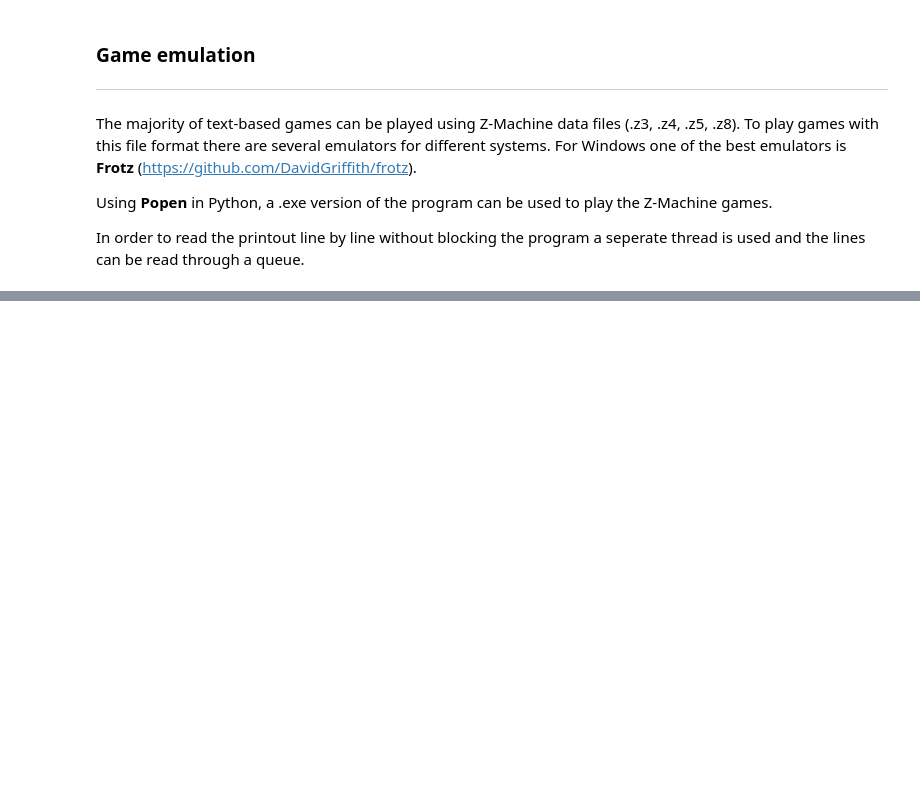
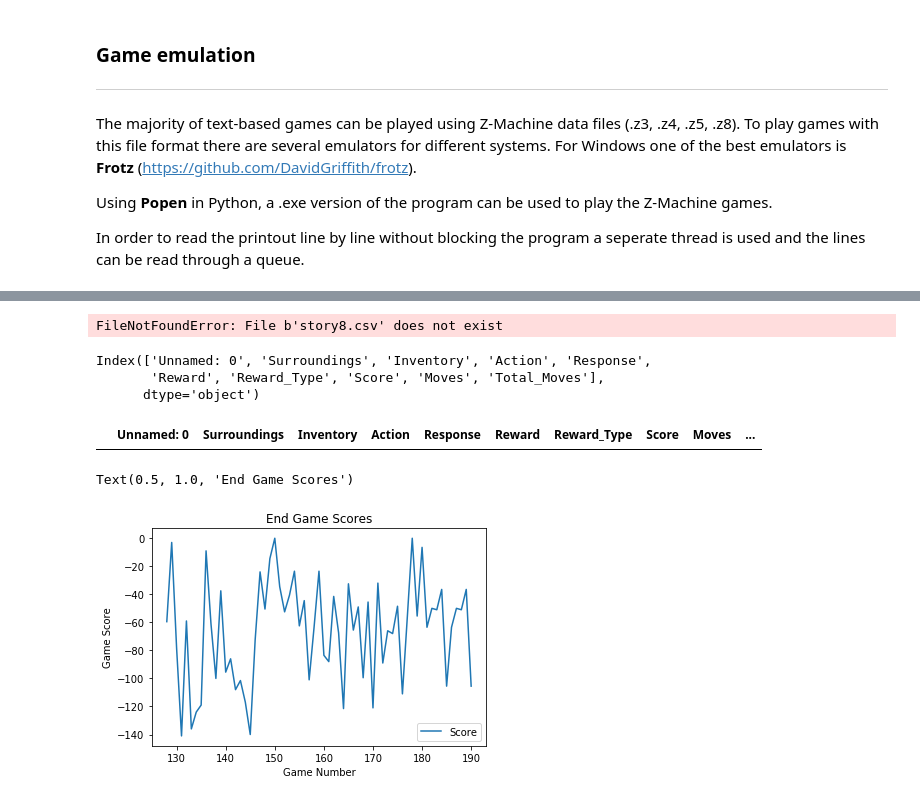
Before and after one commit to matthewsparr/Deep-Zork, a Jupyter notebook: ReadMe.ipynb, the cells around one changed output, grey strips where cells are left out. Saved outputs shown, nothing was run; the diff lists cells and outputs as text; code cells hidden in the pictures; blank space fills up the shorter version.

```diff
--- a/ReadMe.ipynb
+++ b/ReadMe.ipynb
@@ -272,0 +373,27 @@ Epsilon decay of 0.99
+# %%
+s = pd.concat([pd.read_csv('story1.csv'), pd.read_csv('story2.csv'),
+                pd.read_csv('story3.csv'), pd.read_csv('story4.csv'),
+                pd.read_csv('story5.csv'), pd.read_csv('story6.csv'),
+                pd.read_csv('story7.csv'), pd.read_csv('story8.csv')], ignore_index=True)
+# %% [output]
+FileNotFoundError: File b'story8.csv' does not exist
+# %%
+s.columns
+# %% [output]
+Index(['Unnamed: 0', 'Surroundings', 'Inventory', 'Action', 'Response',
+       'Reward', 'Reward_Type', 'Score', 'Moves', 'Total_Moves'],
+      dtype='object')
+# %%
+s[s['Surroundings'].str.contains('studio')].head()
+# %% [output]
+|  | Unnamed: 0 | Surroundings | Inventory | Action | Response | Reward | Reward_Type | Score | Moves | ... |
+# %%
+ggg = g_s[128:].copy()
+# %%
+ggg.plot.line(y='Score', use_index=True)
+plt.xlabel('Game Number')
+plt.ylabel('Game Score')
+plt.title('End Game Scores')
+# %% [output]
+Text(0.5, 1.0, 'End Game Scores')
+[figure, added]
```
Also changed, not shown: parts of 32 cells of this notebook, 57 other files.
